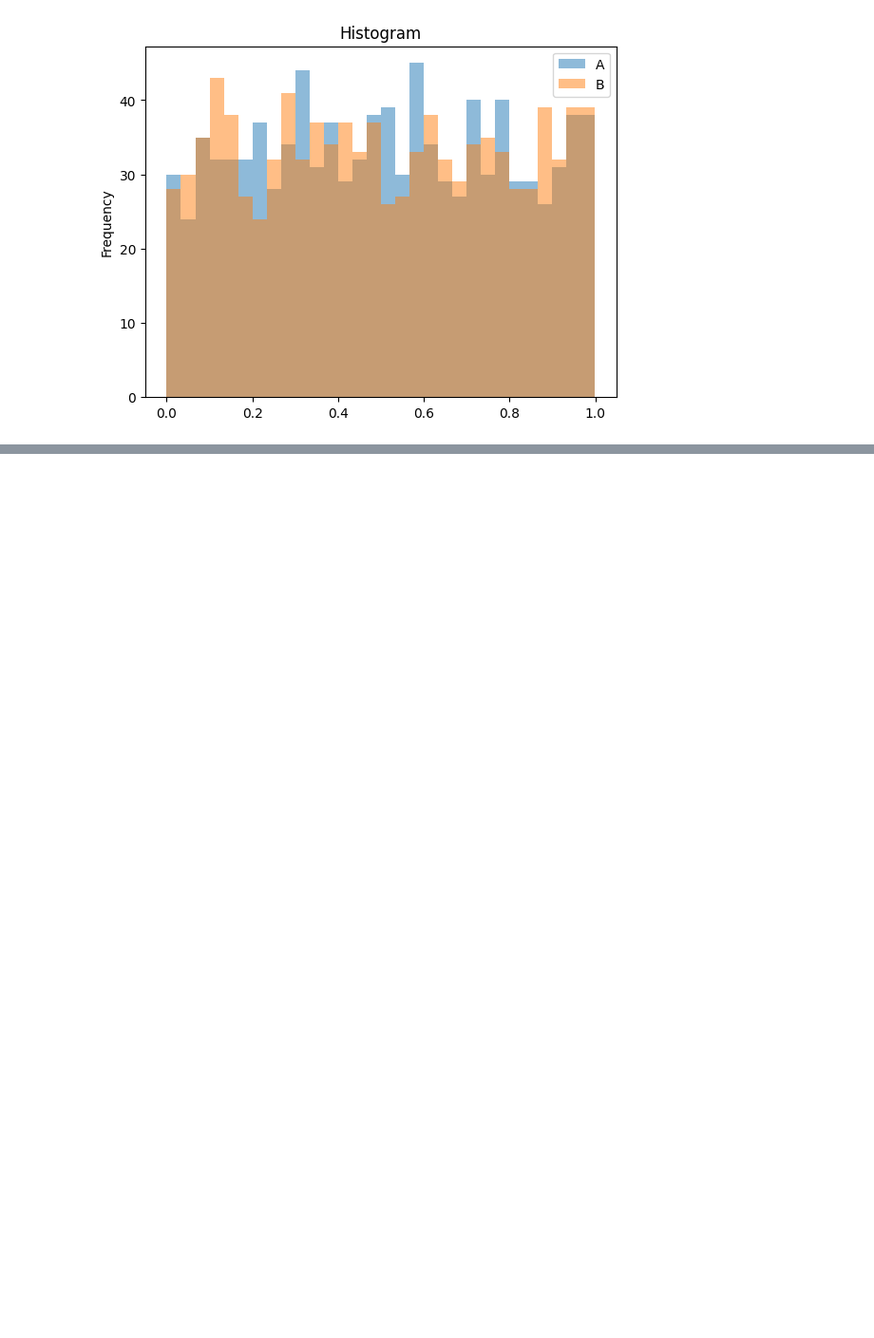
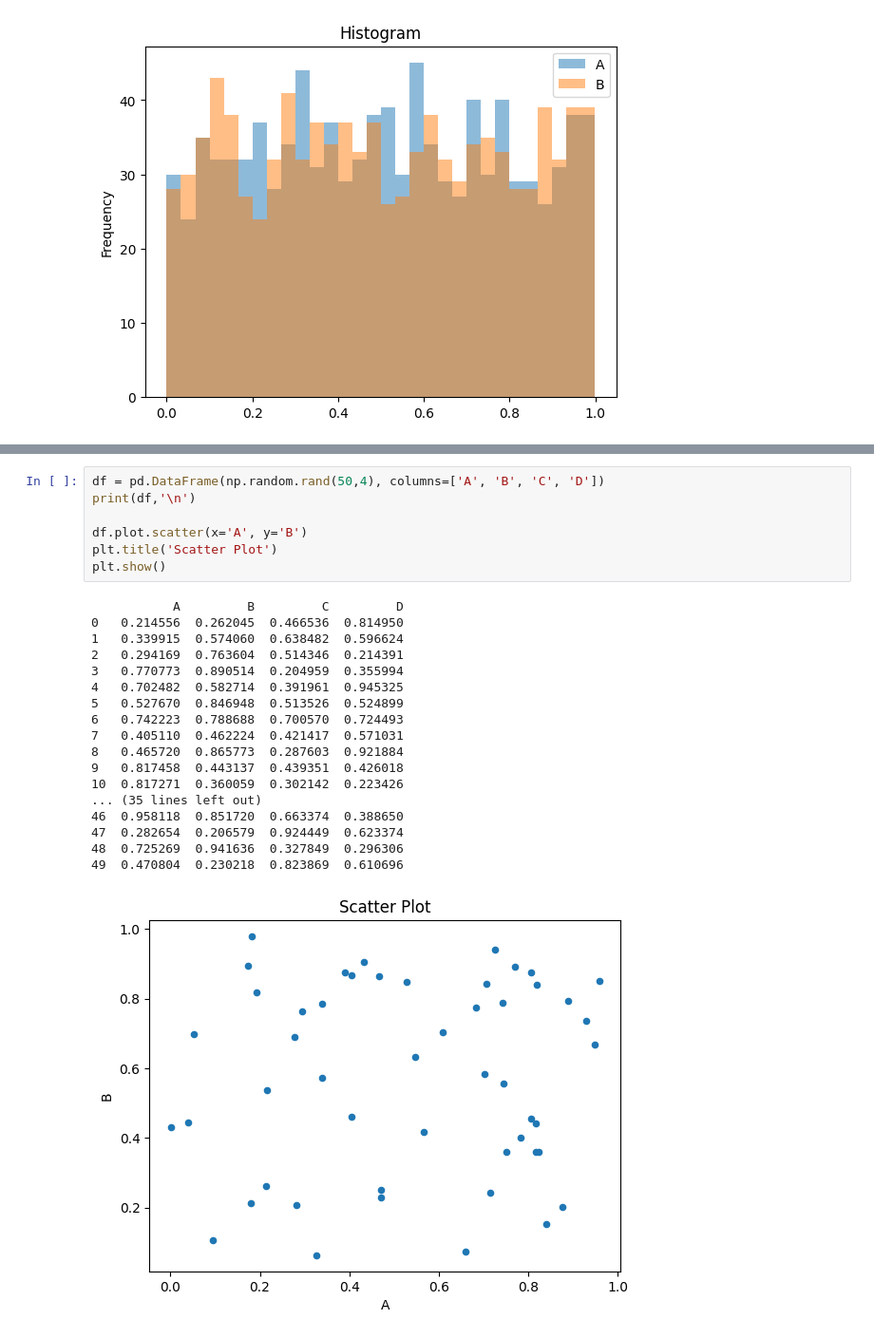
Before and after one commit to windyday0622/windyday, a Jupyter notebook: m3_분석 라이브러리/ pandas_3_탐색.ipynb, the cells around one changed output, grey strips where cells are left out. Shown at 95% size. Saved outputs shown, nothing was run; the diff lists cells and outputs as text; blank space fills up the shorter version.

```diff
--- a/m3_분석 라이브러리/ pandas_3_탐색.ipynb
+++ b/m3_분석 라이브러리/ pandas_3_탐색.ipynb
@@ -627,0 +655,26 @@ plt.show()
+# %%
+df = pd.DataFrame(np.random.rand(50,4), columns=['A', 'B', 'C', 'D'])
+print(df,'\n')
+
+df.plot.scatter(x='A', y='B')
+plt.title('Scatter Plot')
+plt.show()
+# %% [output]
+           A         B         C         D
+0   0.214556  0.262045  0.466536  0.814950
+1   0.339915  0.574060  0.638482  0.596624
+2   0.294169  0.763604  0.514346  0.214391
+3   0.770773  0.890514  0.204959  0.355994
+4   0.702482  0.582714  0.391961  0.945325
+5   0.527670  0.846948  0.513526  0.524899
+6   0.742223  0.788688  0.700570  0.724493
+7   0.405110  0.462224  0.421417  0.571031
+8   0.465720  0.865773  0.287603  0.921884
+9   0.817458  0.443137  0.439351  0.426018
+10  0.817271  0.360059  0.302142  0.223426
+... (35 lines left out)
+46  0.958118  0.851720  0.663374  0.388650
+47  0.282654  0.206579  0.924449  0.623374
+48  0.725269  0.941636  0.327849  0.296306
+49  0.470804  0.230218  0.823869  0.610696
+[figure, added]
```
Also changed, not shown: parts of 13 cells of this notebook.
